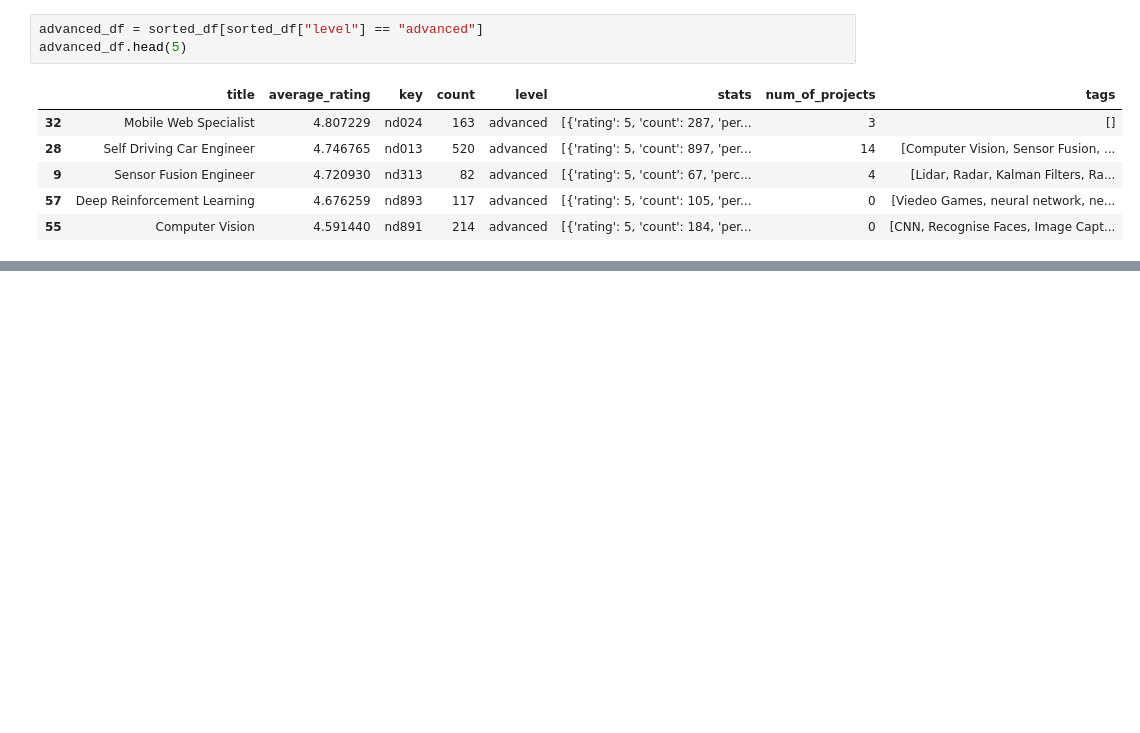
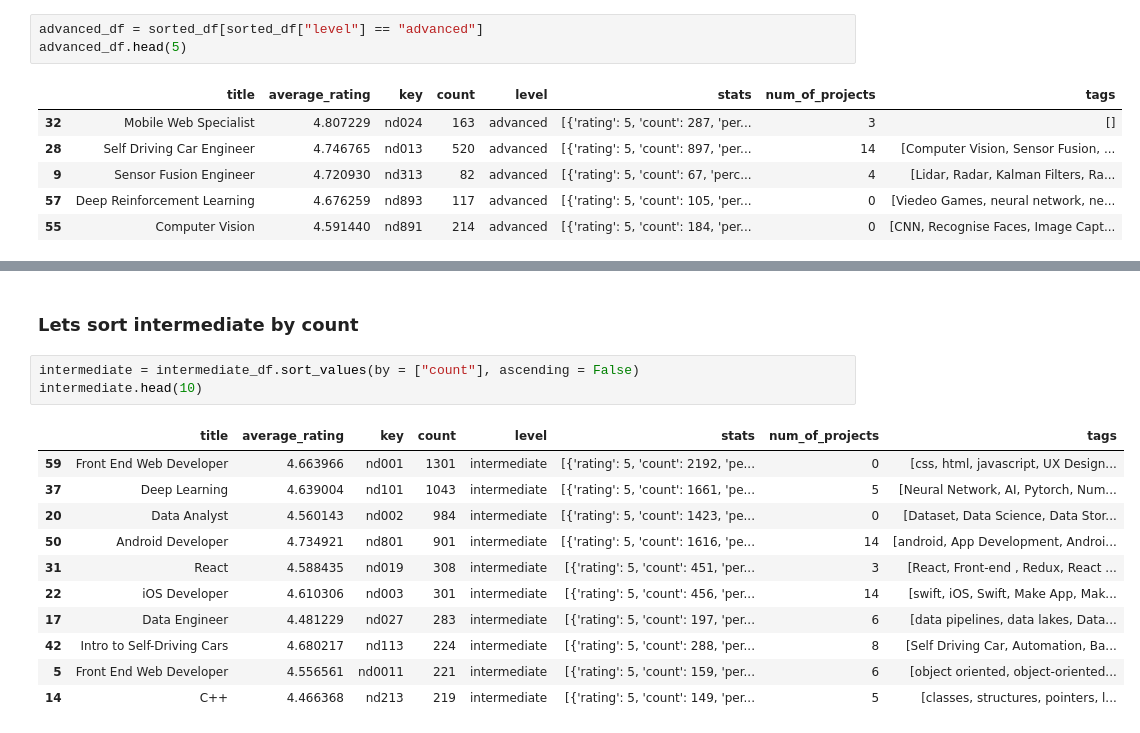
Before and after one commit to denistsoi/udacity-reviews, a Jupyter notebook: analyzing-data.ipynb, the cells around one changed output, grey strips where cells are left out. Saved outputs shown, nothing was run; the diff lists cells and outputs as text; blank space fills up the shorter version.

```diff
--- a/analyzing-data.ipynb
+++ b/analyzing-data.ipynb
@@ -185,0 +181,17 @@ advanced_df.head(5)
+# %% [markdown]
+### Lets sort intermediate by count
+# %%
+intermediate = intermediate_df.sort_values(by = ["count"], ascending = False)
+intermediate.head(10)
+# %% [output]
+|  | title | average_rating | key | count | level | stats | num_of_projects | tags |
+| 59 | Front End Web Developer | 4.663966 | nd001 | 1301 | intermediate | [{'rating': 5, 'count': 2192, 'pe... | 0 | [css, html, javascript, UX Design... |
+| 37 | Deep Learning | 4.639004 | nd101 | 1043 | intermediate | [{'rating': 5, 'count': 1661, 'pe... | 5 | [Neural Network, AI, Pytorch, Num... |
+| 20 | Data Analyst | 4.560143 | nd002 | 984 | intermediate | [{'rating': 5, 'count': 1423, 'pe... | 0 | [Dataset, Data Science, Data Stor... |
+| 50 | Android Developer | 4.734921 | nd801 | 901 | intermediate | [{'rating': 5, 'count': 1616, 'pe... | 14 | [android, App Development, Androi... |
+| 31 | React | 4.588435 | nd019 | 308 | intermediate | [{'rating': 5, 'count': 451, 'per... | 3 | [React, Front-end , Redux, React ... |
+| 22 | iOS Developer | 4.610306 | nd003 | 301 | intermediate | [{'rating': 5, 'count': 456, 'per... | 14 | [swift, iOS, Swift, Make App, Mak... |
+| 17 | Data Engineer | 4.481229 | nd027 | 283 | intermediate | [{'rating': 5, 'count': 197, 'per... | 6 | [data pipelines, data lakes, Data... |
+| 42 | Intro to Self-Driving Cars | 4.680217 | nd113 | 224 | intermediate | [{'rating': 5, 'count': 288, 'per... | 8 | [Self Driving Car, Automation, Ba... |
+| 5 | Front End Web Developer | 4.556561 | nd0011 | 221 | intermediate | [{'rating': 5, 'count': 159, 'per... | 6 | [object oriented, object-oriented... |
+| 14 | C++ | 4.466368 | nd213 | 219 | intermediate | [{'rating': 5, 'count': 149, 'per... | 5 | [classes, structures, pointers, l... |
```
Also changed, not shown: parts of 20 cells of this notebook.
